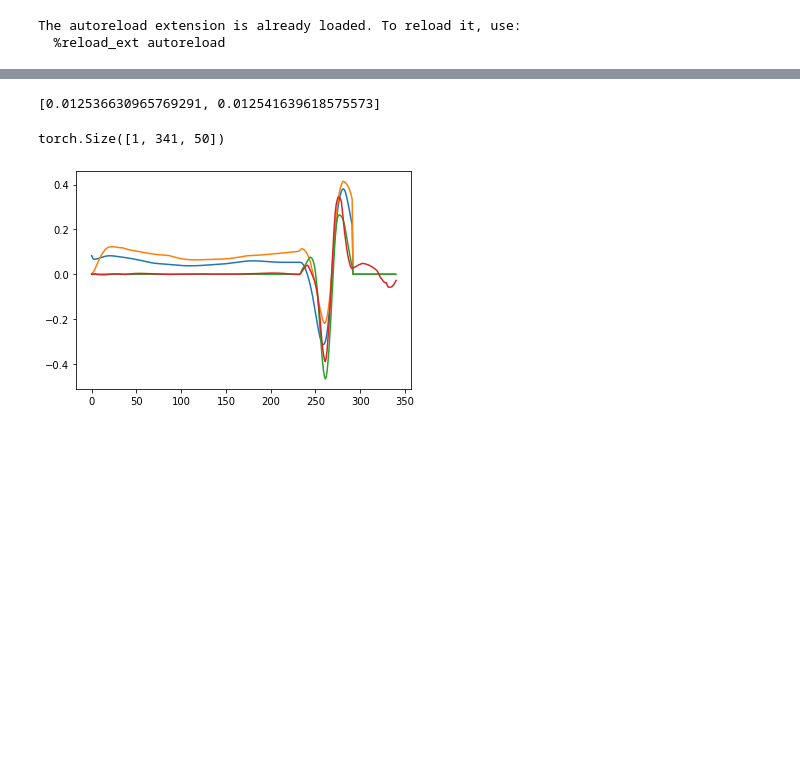
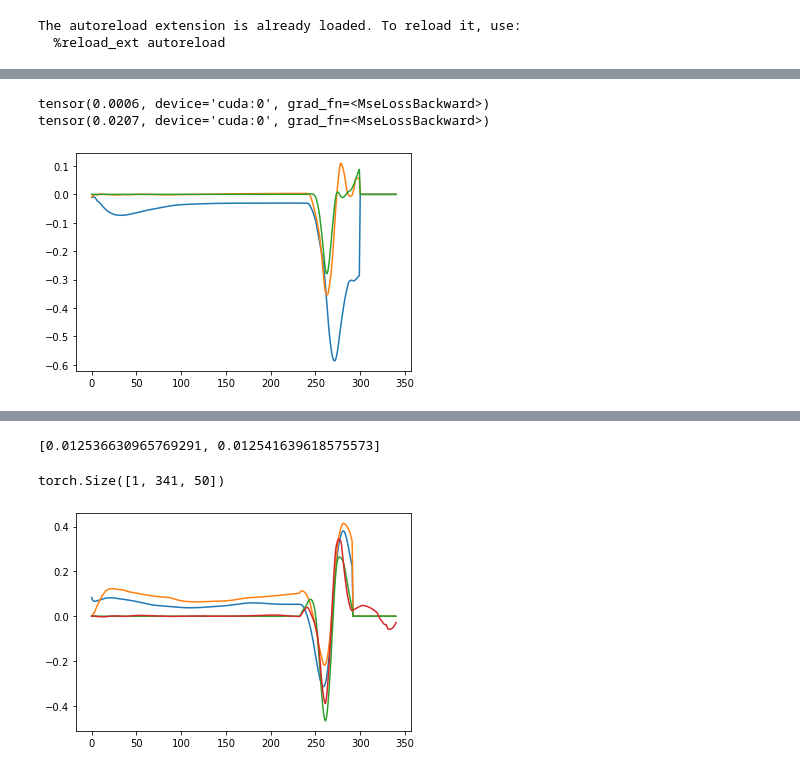
Before and after one commit to mmattb/coproc-poc, a Jupyter notebook: train_cpn_directly_on_michaels.ipynb, the cells around one changed output, grey strips where cells are left out. Cells and saved outputs as stored; diff of their text form; code cells hidden in the pictures; blank space fills up the shorter version.

```diff
--- a/train_cpn_directly_on_michaels.ipynb
+++ b/train_cpn_directly_on_michaels.ipynb
@@ -166,2 +106,65 @@ tensor(0.0207, grad_fn=<MseLossBackward>)
+# %%
+# Comparison of healthy vs lesioned behavior
+
+example_idx = random.randrange(len(dataset))
+example_din, _, trial_len, example_dout = dataset[example_idx]
+
+mike.set_lesion(None)
+mike.reset()
+reference_pred_healthy = mike.unroll(example_din.T)
+
+# Lesion the network as we specified above
+mike.set_lesion(lesion_instance)
+mike.reset()
+reference_pred_lesioned = mike.unroll(example_din.T)
+mike.reset()
+
+
+comp_loss = torch.nn.MSELoss()
+
+loader_comp = DataLoader(
+  dataset, batch_size=len(dataset), shuffle=True
+)
+for s in loader_comp:
+    din, trial_end, _, dout = s
+
+comp_preds_healthy = torch.zeros((len(dataset), dataset.sample_len, reference_pred_healthy.shape[-1]))
+if CUDA:
+    comp_preds_healthy = comp_preds_healthy.cuda(CUDA)
+
+mike.set_lesion(None)
+mike.reset()
+for tidx in range(din.shape[1]):
+    cur_din = din[:, tidx, :].T
+    p = mike(cur_din)
+    comp_preds_healthy[:, tidx, :] = p[:, :]
+comp_preds_healthy = utils.trunc_to_trial_end(comp_preds_healthy, trial_end)
+comp_loss_healthy = comp_loss(comp_preds_healthy, dout)
+print(comp_loss_healthy)
+
+comp_preds_lesioned = torch.zeros((len(dataset), dataset.sample_len, reference_pred_healthy.shape[-1]))
+if CUDA:
+    comp_preds_lesioned = comp_preds_lesioned.cuda(CUDA)
+mike.set_lesion(lesion_instance)
+mike.reset()
+reference_pred_lesioned = mike.unroll(example_din.T)
+mike.reset()
+for tidx in range(din.shape[1]):
+    cur_din = din[:, tidx, :].T
+    p = mike(cur_din)
+    comp_preds_lesioned[:, tidx, :] = p[:, :]
+comp_preds_lesioned = utils.trunc_to_trial_end(comp_preds_lesioned, trial_end)
+comp_loss_lesioned = comp_loss(comp_preds_lesioned, dout)
+print(comp_loss_lesioned)
+
+
+plt.plot(comp_preds_lesioned[0, :, 20].cpu().detach().numpy())
+plt.plot(comp_preds_healthy[0, :, 20].cpu().detach().numpy())
+plt.plot(dout[0, :, 20].cpu().detach().numpy())
+plt.show()
+# %% [output]
+tensor(0.0006, device='cuda:0', grad_fn=<MseLossBackward>)
+tensor(0.0207, device='cuda:0', grad_fn=<MseLossBackward>)
+[figure, added]
 # %%
 def unroll(cpn, mike, din, trial_end, observer,
```
Also changed, not shown: parts of 8 cells of this notebook.
